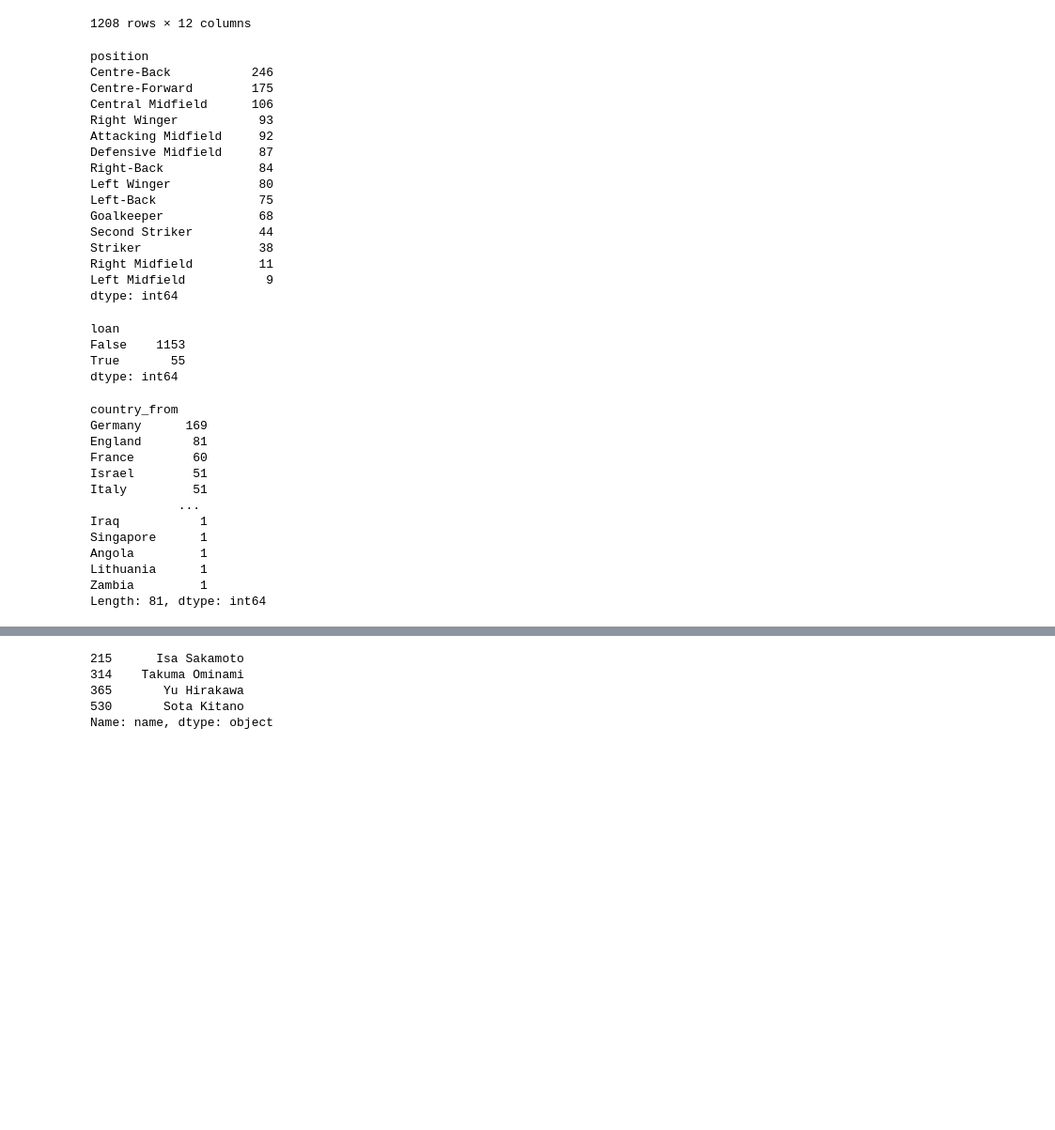
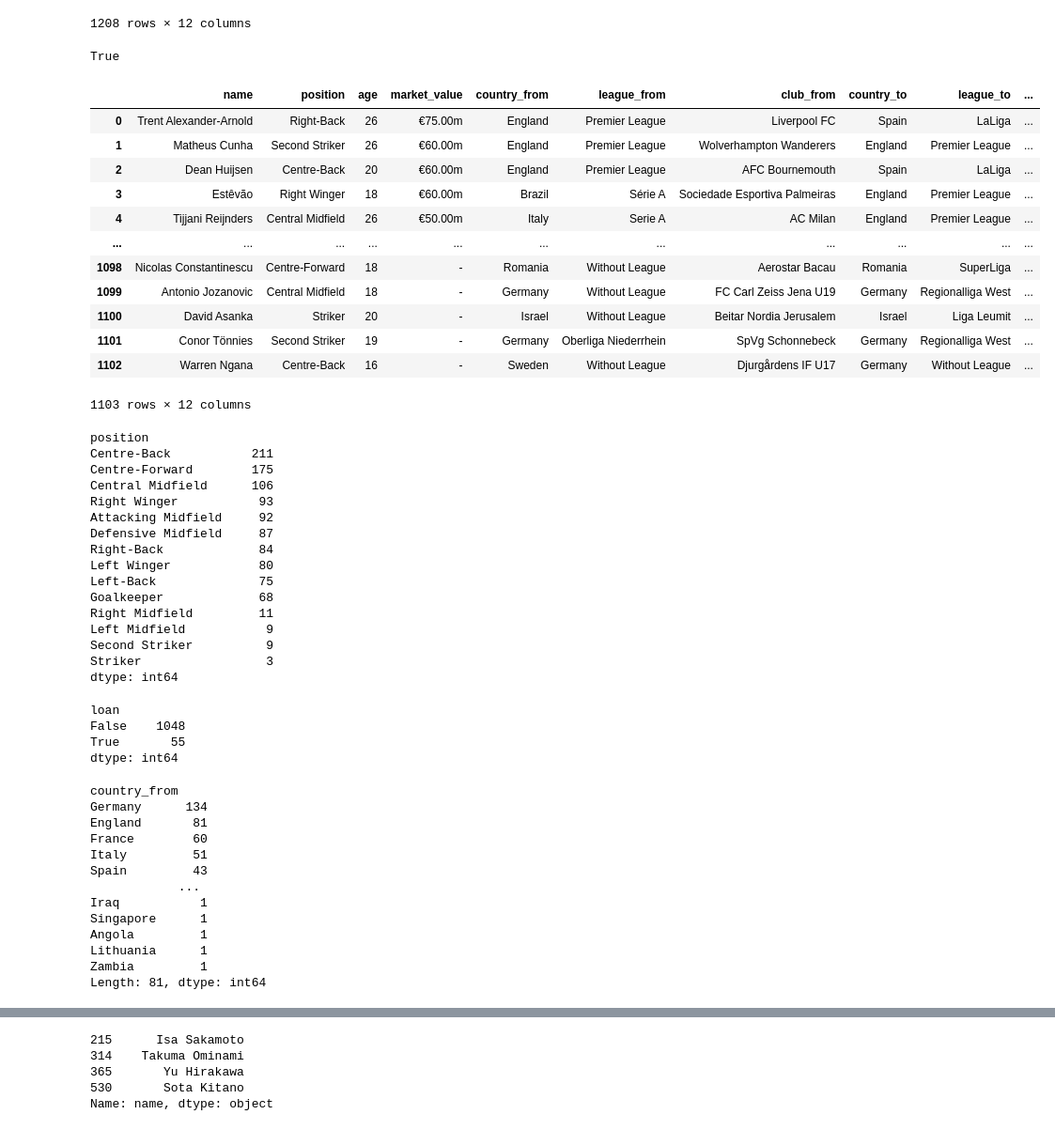
Before and after one commit to ayianshariff2/projects, a Jupyter notebook: Soccer Summer Transfers.ipynb, the cells around one changed output, grey strips where cells are left out. Shown at 94% size. Cells and saved outputs as stored; diff of their text form; code cells hidden in the pictures; blank space fills up the shorter version.

```diff
--- a/Soccer Summer Transfers.ipynb
+++ b/Soccer Summer Transfers.ipynb
@@ -16,11 +16,32 @@ df
 | 1206 | Conor Tönnies | Second Striker | 19 | - | Germany | Oberliga Niederrhein | SpVg Schonnebeck | Germany | Regionalliga West | ... |
 | 1207 | Warren Ngana | Centre-Back | 16 | - | Sweden | Without League | Djurgårdens IF U17 | Germany | Without League | ... |
 1208 rows × 12 columns
+# %%
+df.duplicated().any()
+# %% [output]
+True
+# %%
+df = df.drop_duplicates()
+df
+# %% [output]
+|  | name | position | age | market_value | country_from | league_from | club_from | country_to | league_to | ... |
+| 0 | Trent Alexander-Arnold | Right-Back | 26 | €75.00m | England | Premier League | Liverpool FC | Spain | LaLiga | ... |
+| 1 | Matheus Cunha | Second Striker | 26 | €60.00m | England | Premier League | Wolverhampton Wanderers | England | Premier League | ... |
+| 2 | Dean Huijsen | Centre-Back | 20 | €60.00m | England | Premier League | AFC Bournemouth | Spain | LaLiga | ... |
+| 3 | Estêvão | Right Winger | 18 | €60.00m | Brazil | Série A | Sociedade Esportiva Palmeiras | England | Premier League | ... |
+| 4 | Tijjani Reijnders | Central Midfield | 26 | €50.00m | Italy | Serie A | AC Milan | England | Premier League | ... |
+| ... | ... | ... | ... | ... | ... | ... | ... | ... | ... | ... |
+| 1098 | Nicolas Constantinescu | Centre-Forward | 18 | - | Romania | Without League | Aerostar Bacau | Romania | SuperLiga | ... |
+| 1099 | Antonio Jozanovic | Central Midfield | 18 | - | Germany | Without League | FC Carl Zeiss Jena U19 | Germany | Regionalliga West | ... |
+| 1100 | David Asanka | Striker | 20 | - | Israel | Without League | Beitar Nordia Jerusalem | Israel | Liga Leumit | ... |
+| 1101 | Conor Tönnies | Second Striker | 19 | - | Germany | Oberliga Niederrhein | SpVg Schonnebeck | Germany | Regionalliga West | ... |
+| 1102 | Warren Ngana | Centre-Back | 16 | - | Sweden | Without League | Djurgårdens IF U17 | Germany | Without League | ... |
+1103 rows × 12 columns
 # %%
 df.groupby('position').size().sort_values(ascending=False)
 # %% [output]
 position
-Centre-Back           246
+Centre-Back           211
 Centre-Forward        175
 Central Midfield      106
 Right Winger           93
@@ -30,27 +51,27 @@ Right-Back             84
 Left Winger            80
 Left-Back              75
 Goalkeeper             68
-Second Striker         44
-Striker                38
 Right Midfield         11
 Left Midfield           9
+Second Striker          9
+Striker                 3
 dtype: int64
 # %%
 df.groupby('loan').size().sort_values(ascending=False)
 # %% [output]
 loan
-False    1153
+False    1048
 True       55
 dtype: int64
 # %%
 df.groupby('country_from').size().sort_values(ascending=False)
 # %% [output]
 country_from
-Germany      169
+Germany      134
 England       81
 France        60
-Israel        51
 Italy         51
+Spain         43
             ...
 Iraq           1
 Singapore      1
```
Also changed, not shown: parts of 11 cells of this notebook.
